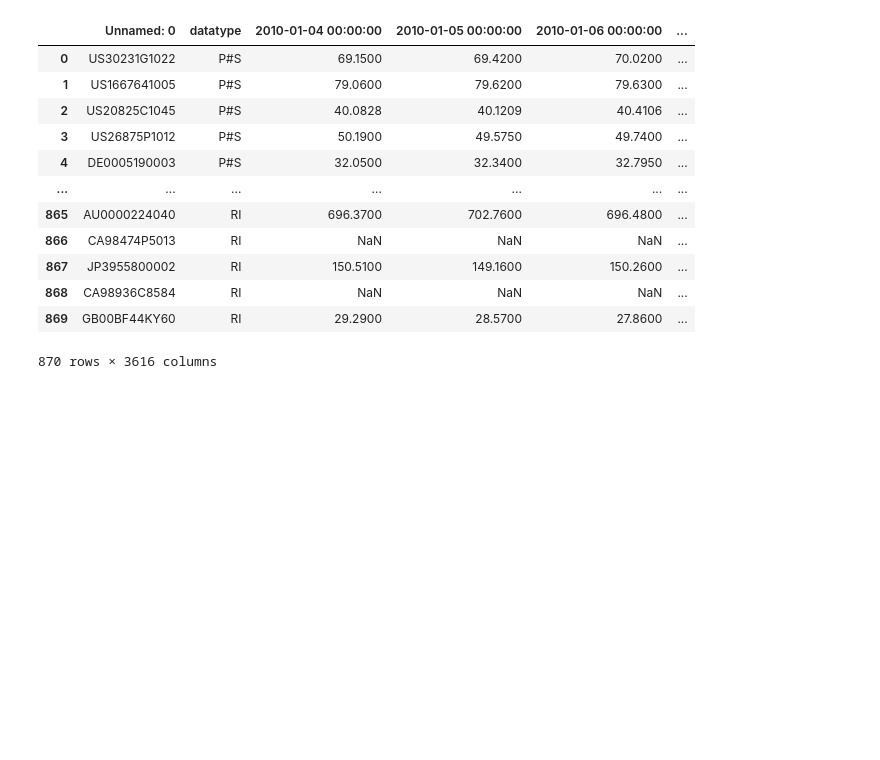
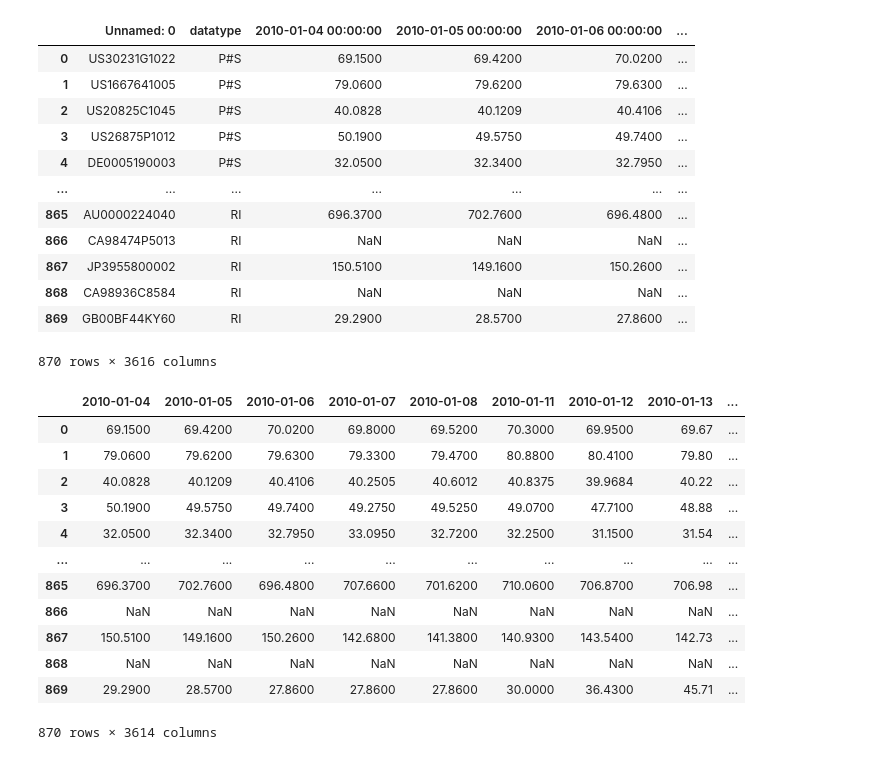
Before and after one commit to grallv/DSB2, a Jupyter notebook: calculate.ipynb, the cells around one changed output. Drawn from its saved outputs; the diff is of its cells as text; code cells hidden in the pictures; blank space fills up the shorter version.

```diff
--- a/calculate.ipynb
+++ b/calculate.ipynb
@@ -19,3 +20,21 @@ df_cleaned
 | 868 | CA98936C8584 | RI | NaN | NaN | NaN | ... |
 | 869 | GB00BF44KY60 | RI | 29.2900 | 28.5700 | 27.8600 | ... |
 870 rows × 3616 columns
+# %%
+df_dates = df_cleaned.copy().drop(columns=['Unnamed: 0', 'datatype'])
+df_dates.columns = pd.to_datetime(df_dates.columns, errors='coerce')
+df_dates
+# %% [output]
+|  | 2010-01-04 | 2010-01-05 | 2010-01-06 | 2010-01-07 | 2010-01-08 | 2010-01-11 | 2010-01-12 | 2010-01-13 | ... |
+| 0 | 69.1500 | 69.4200 | 70.0200 | 69.8000 | 69.5200 | 70.3000 | 69.9500 | 69.67 | ... |
+| 1 | 79.0600 | 79.6200 | 79.6300 | 79.3300 | 79.4700 | 80.8800 | 80.4100 | 79.80 | ... |
+| 2 | 40.0828 | 40.1209 | 40.4106 | 40.2505 | 40.6012 | 40.8375 | 39.9684 | 40.22 | ... |
+| 3 | 50.1900 | 49.5750 | 49.7400 | 49.2750 | 49.5250 | 49.0700 | 47.7100 | 48.88 | ... |
+| 4 | 32.0500 | 32.3400 | 32.7950 | 33.0950 | 32.7200 | 32.2500 | 31.1500 | 31.54 | ... |
+| ... | ... | ... | ... | ... | ... | ... | ... | ... | ... |
+| 865 | 696.3700 | 702.7600 | 696.4800 | 707.6600 | 701.6200 | 710.0600 | 706.8700 | 706.98 | ... |
+| 866 | NaN | NaN | NaN | NaN | NaN | NaN | NaN | NaN | ... |
+| 867 | 150.5100 | 149.1600 | 150.2600 | 142.6800 | 141.3800 | 140.9300 | 143.5400 | 142.73 | ... |
+| 868 | NaN | NaN | NaN | NaN | NaN | NaN | NaN | NaN | ... |
+| 869 | 29.2900 | 28.5700 | 27.8600 | 27.8600 | 27.8600 | 30.0000 | 36.4300 | 45.71 | ... |
+870 rows × 3614 columns
```
Also changed, not shown: parts of 8 cells of this notebook, 1 other file.
